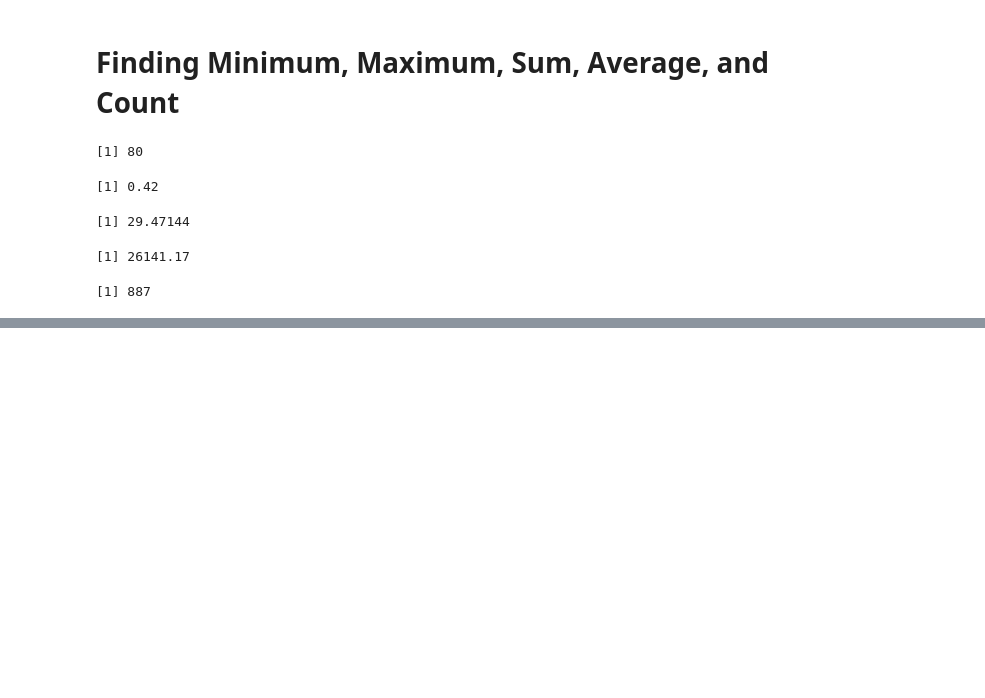
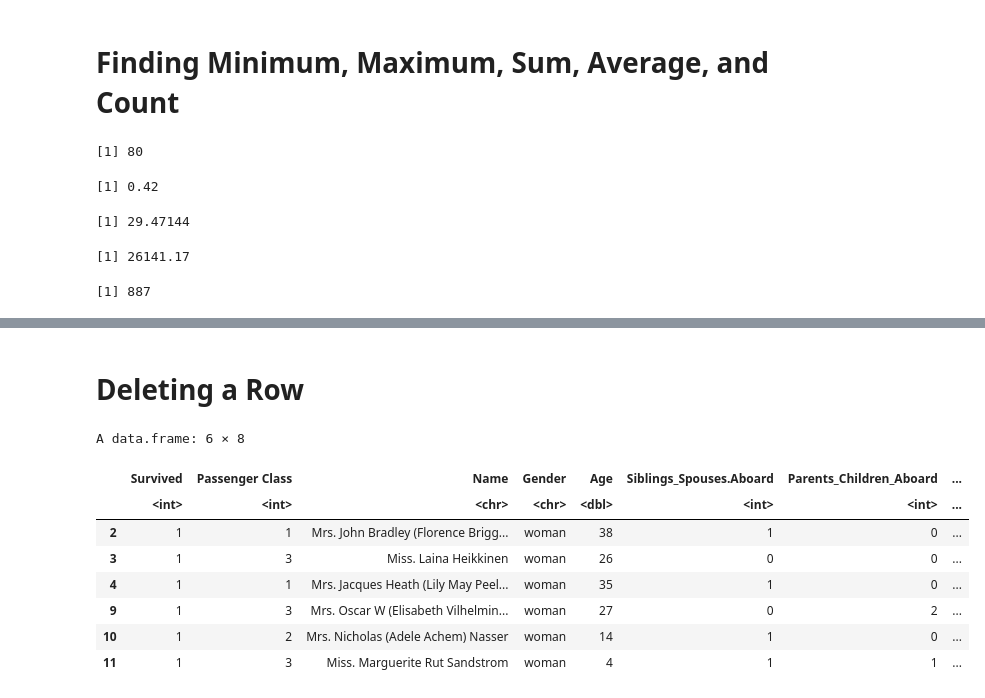
Before and after one commit to oscarm524/R_Programming, a Jupyter notebook: Data_Wrangling/Data_Wrangling.ipynb, the cells around one changed output, grey strips where cells are left out. Saved outputs shown, nothing was run; the diff lists cells and outputs as text; code cells hidden in the pictures; blank space fills up the shorter version.

Commit message:
Adding deleting rows and columns

```diff
--- a/Data_Wrangling/Data_Wrangling.ipynb
+++ b/Data_Wrangling/Data_Wrangling.ipynb
@@ -183,0 +225,15 @@ length(titanic$Age)
+# %% [markdown]
+# Deleting a Row
+# %%
+## Removing all man rows
+head(subset(titanic, Gender != 'man'))
+# %% [output]
+A data.frame: 6 × 8
+|  | Survived | Passenger Class | Name | Gender | Age | Siblings_Spouses.Aboard | Parents_Children_Aboard | ... |
+|  | <int> | <int> | <chr> | <chr> | <dbl> | <int> | <int> | ... |
+| 2 | 1 | 1 | Mrs. John Bradley (Florence Brigg... | woman | 38 | 1 | 0 | ... |
+| 3 | 1 | 3 | Miss. Laina Heikkinen | woman | 26 | 0 | 0 | ... |
+| 4 | 1 | 1 | Mrs. Jacques Heath (Lily May Peel... | woman | 35 | 1 | 0 | ... |
+| 9 | 1 | 3 | Mrs. Oscar W (Elisabeth Vilhelmin... | woman | 27 | 0 | 2 | ... |
+| 10 | 1 | 2 | Mrs. Nicholas (Adele Achem) Nasser | woman | 14 | 1 | 0 | ... |
+| 11 | 1 | 3 | Miss. Marguerite Rut Sandstrom | woman | 4 | 1 | 1 | ... |
```
Also changed, not shown: parts of 8 cells of this notebook.
